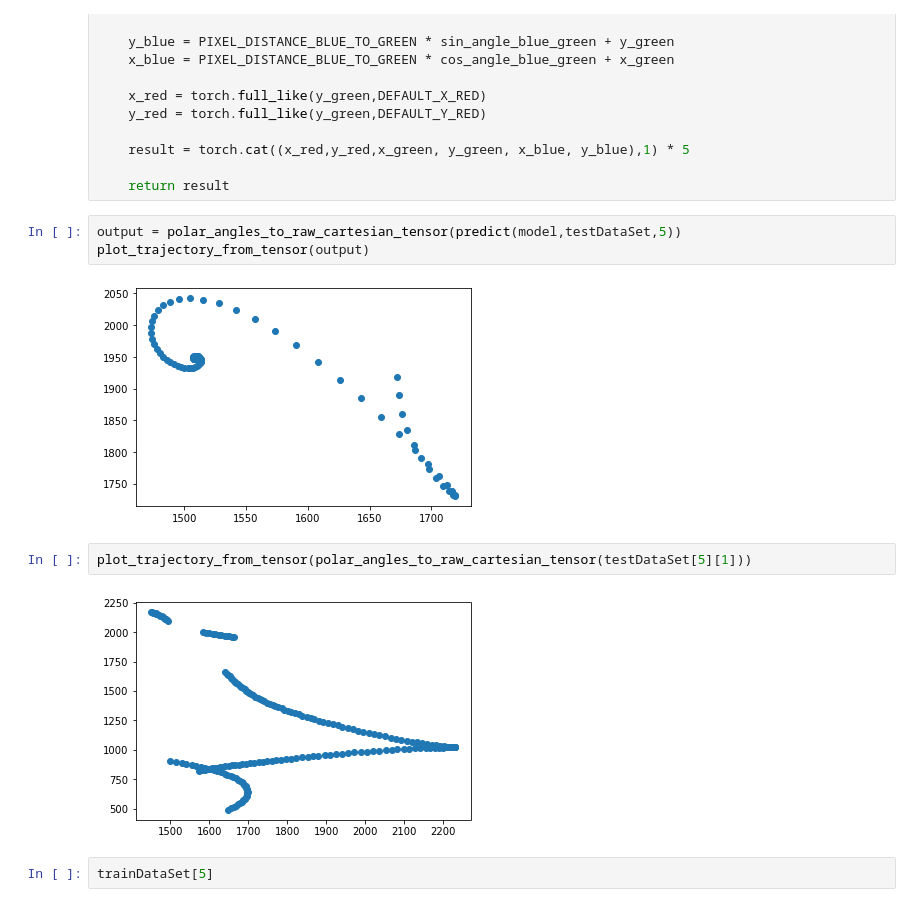
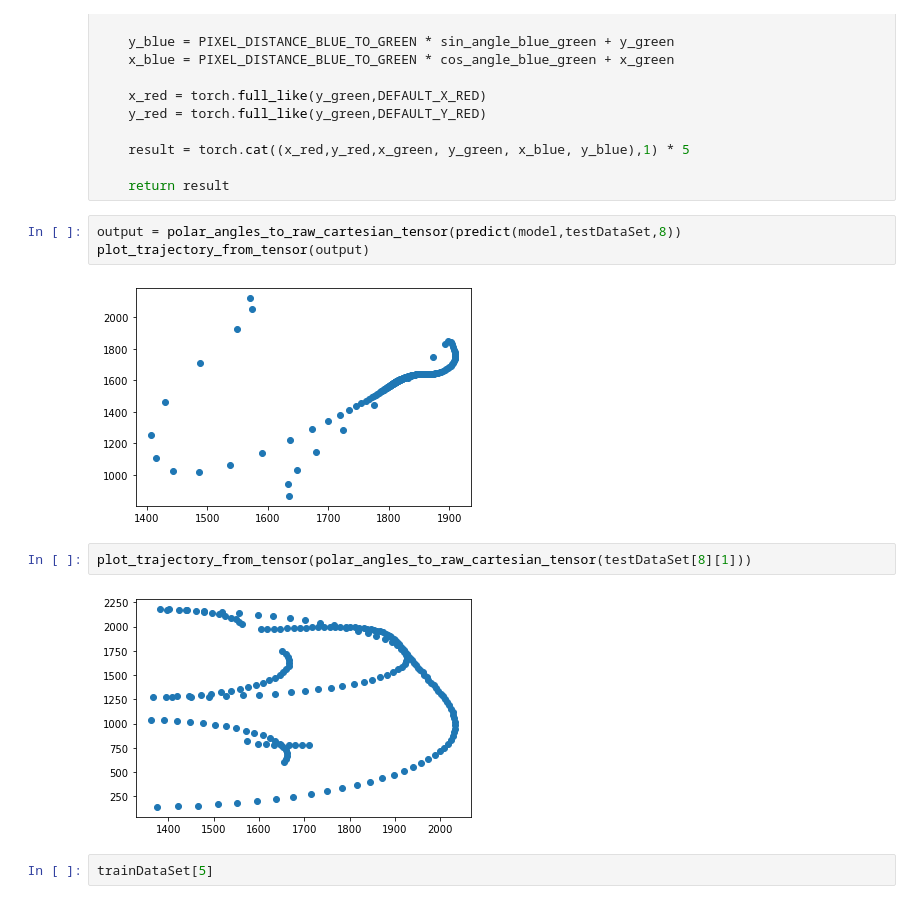
Before and after one commit to gthampak/physinet.io, a Jupyter notebook: project.ipynb, the cells around one changed output. Cells and saved outputs as stored; diff of their text form.

```diff
--- a/project.ipynb
+++ b/project.ipynb
@@ -303,14 +303,14 @@ def polar_angles_to_raw_cartesian_tensor(t):
 
     return result
 # %%
-output = polar_angles_to_raw_cartesian_tensor(predict(model,testDataSet,5))
+output = polar_angles_to_raw_cartesian_tensor(predict(model,testDataSet,8))
 plot_trajectory_from_tensor(output)
 # %% [output]
-[figure, old version]
+[figure, new version]
 # %%
-plot_trajectory_from_tensor(polar_angles_to_raw_cartesian_tensor(testDataSet[5][1]))
+plot_trajectory_from_tensor(polar_angles_to_raw_cartesian_tensor(testDataSet[8][1]))
 # %% [output]
-[figure, old version]
+[figure, new version]
 # %%
 trainDataSet[5]
 # %% [output]
```
Also changed, not shown: parts of 1 cell of this notebook.
